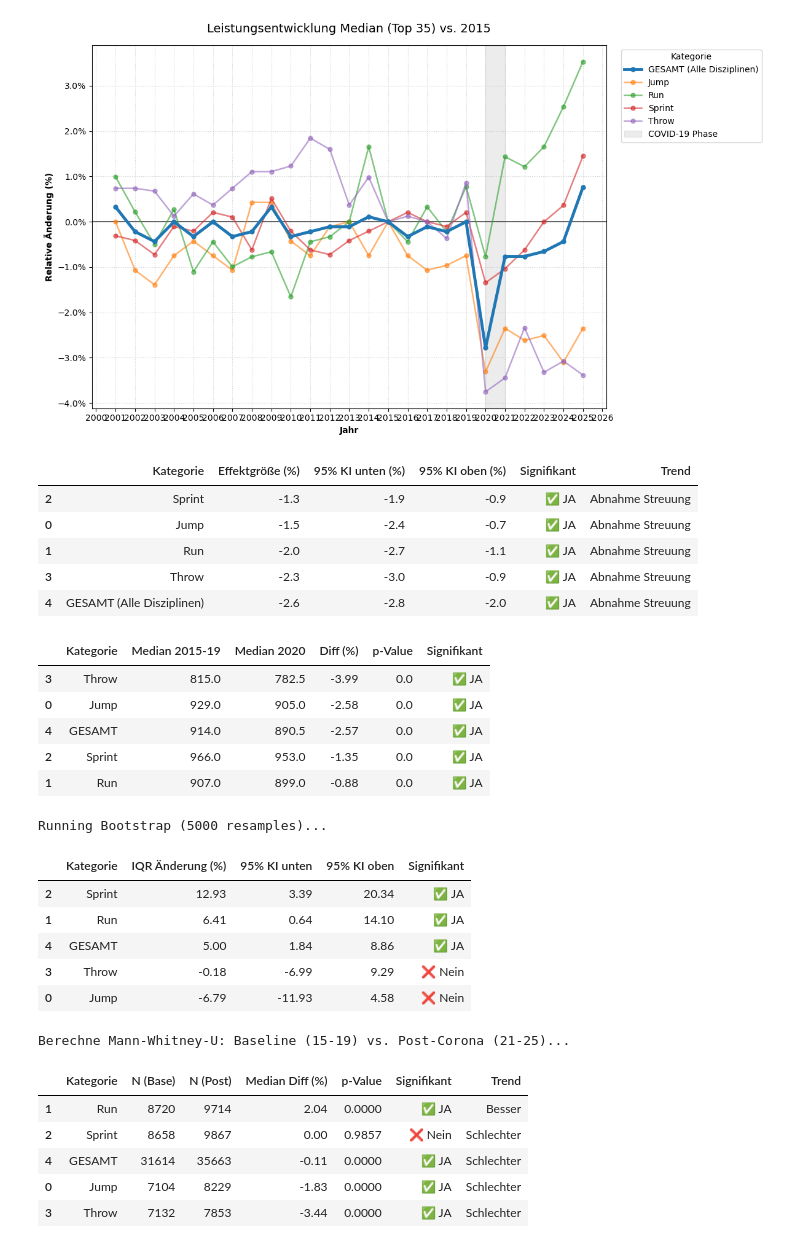
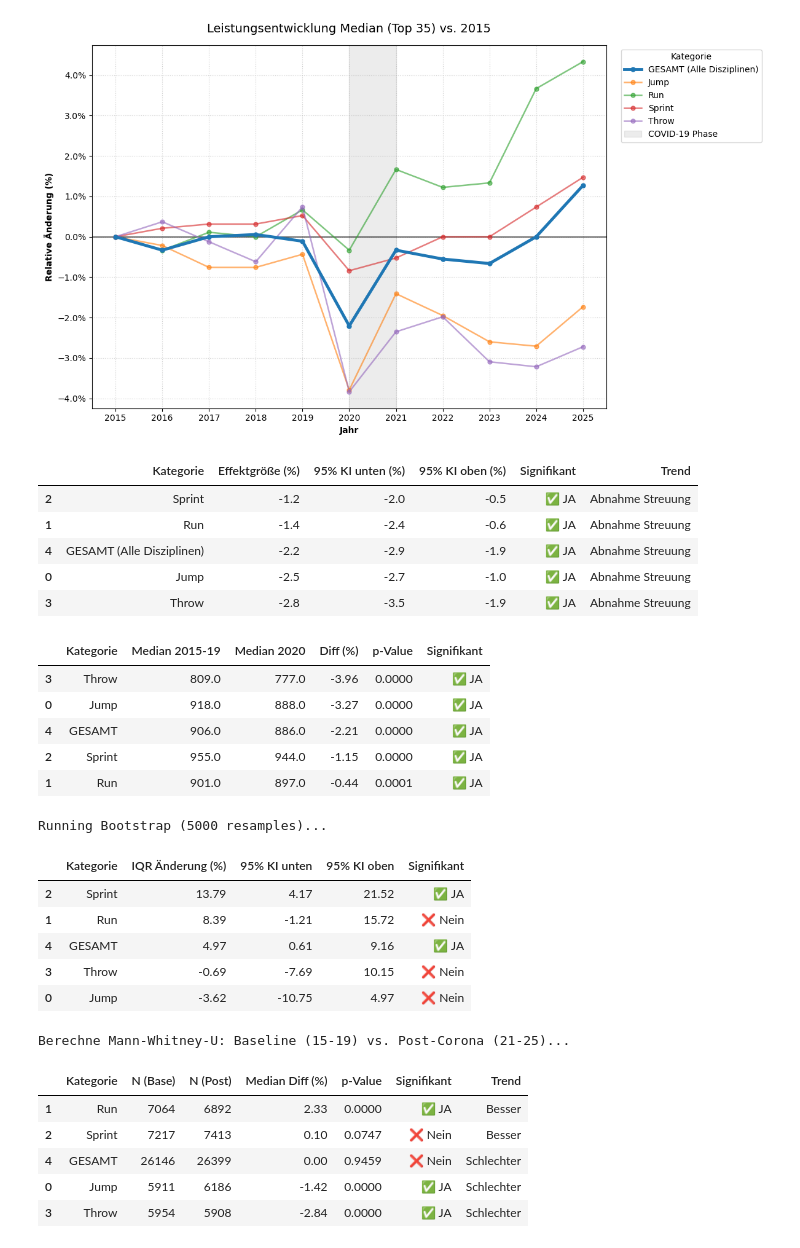
Before and after one commit to maxwernz/Data-Literacy, a Jupyter notebook: Luca/new_luca.ipynb, the cells around one changed output. Drawn from its saved outputs; the diff is of its cells as text; code cells hidden in the pictures.

Commit message:
Clear data and comments

```diff
--- a/Luca/new_luca.ipynb
+++ b/Luca/new_luca.ipynb
@@ -25,6 +25,14 @@ import numpy as np
 n_ = 35
 
 df = df[df['jahr'] >= 2015].copy()
+
+df['altersklasse'] = df['altersklasse'].replace({'Maenner': 'Adult', 'Frauen': 'Adult', '18': 'U18', '20': 'U20'})
+
+# Get Data for Analysis, top 35, exclude U23
+df = df.groupby(['jahr', 'altersklasse', 'geschlecht', 'disziplin']).filter(lambda x: x.name[1] != 'U23' and len(x) >= 35)
+
+df = df.sort_values(by='iaaf_score', ascending=False)
+df = df.groupby(['jahr', 'altersklasse', 'geschlecht', 'disziplin']).head(35)
 # --- 3. BERECHNUNG ---
 
 # 1. Mittelwert pro Disziplingruppe (Jump, Run, etc.)
@@ -62,34 +70,34 @@ for cat in sorted(final_stats['category'].unique()):
 
     is_gesamt = 'GESAMT' in cat
     lw = 3.5 if is_gesamt else 1.8
     alpha = 1.0 if is_gesamt else 0.6
 
     ax.plot(cat_data['jahr'], cat_data['rel_change_pct'],
             label=cat,
             linewidth=lw,
             alpha=alpha,
             zorder=10 if is_gesamt else 5,
             marker='o', markersize=5)
 
 # Styling
 ax.axhline(0, color='black', linewidth=1.2, alpha=0.7)
 ax.axvspan(2020, 2021, color='grey', alpha=0.15, label='COVID-19 Phase')
 
 ax.xaxis.set_major_locator(mtick.MultipleLocator(1))
 ax.yaxis.set_major_formatter(mtick.PercentFormatter())
 
 ax.set_title(f'Leistungsentwicklung Median (Top {n_}) vs. 2015', fontsize=14, pad=15)
 ax.set_ylabel('Relative Änderung (%)', fontweight='bold')
 ax.set_xlabel('Jahr', fontweight='bold')
 ax.grid(True, linestyle=':', alpha=0.6)
 
 # Legende
 ax.legend(title='Kategorie', loc='upper left', bbox_to_anchor=(1.02, 1))
 
 plt.tight_layout()
 plt.show()
 # %% [output]
-[figure, old version]
+[figure, new version]
 # %%
 import numpy as np
 import pandas as pd
@@ -146,11 +154,11 @@ df_effects = pd.DataFrame(bootstrap_effects)
 display(df_effects.sort_values('Effektgröße (%)', ascending=False))
 # %% [output]
 |  | Kategorie | Effektgröße (%) | 95% KI unten (%) | 95% KI oben (%) | Signifikant | Trend |
-| 2 | Sprint | -1.3 | -1.9 | -0.9 | ✅ JA | Abnahme Streuung |
-| 0 | Jump | -1.5 | -2.4 | -0.7 | ✅ JA | Abnahme Streuung |
-| 1 | Run | -2.0 | -2.7 | -1.1 | ✅ JA | Abnahme Streuung |
-| 3 | Throw | -2.3 | -3.0 | -0.9 | ✅ JA | Abnahme Streuung |
-| 4 | GESAMT (Alle Disziplinen) | -2.6 | -2.8 | -2.0 | ✅ JA | Abnahme Streuung |
+| 2 | Sprint | -1.2 | -2.0 | -0.5 | ✅ JA | Abnahme Streuung |
+| 1 | Run | -1.4 | -2.4 | -0.6 | ✅ JA | Abnahme Streuung |
+| 4 | GESAMT (Alle Disziplinen) | -2.2 | -2.9 | -1.9 | ✅ JA | Abnahme Streuung |
+| 0 | Jump | -2.5 | -2.7 | -1.0 | ✅ JA | Abnahme Streuung |
+| 3 | Throw | -2.8 | -3.5 | -1.9 | ✅ JA | Abnahme Streuung |
 # %%
 from scipy.stats import mannwhitneyu
 import numpy as np
@@ -194,11 +202,11 @@ df_final_test = pd.DataFrame(comparison_results)
 display(df_final_test.sort_values('Diff (%)'))
 # %% [output]
 |  | Kategorie | Median 2015-19 | Median 2020 | Diff (%) | p-Value | Signifikant |
-| 3 | Throw | 815.0 | 782.5 | -3.99 | 0.0 | ✅ JA |
-| 0 | Jump | 929.0 | 905.0 | -2.58 | 0.0 | ✅ JA |
-| 4 | GESAMT | 914.0 | 890.5 | -2.57 | 0.0 | ✅ JA |
-| 2 | Sprint | 966.0 | 953.0 | -1.35 | 0.0 | ✅ JA |
-| 1 | Run | 907.0 | 899.0 | -0.88 | 0.0 | ✅ JA |
+| 3 | Throw | 809.0 | 777.0 | -3.96 | 0.0000 | ✅ JA |
+| 0 | Jump | 918.0 | 888.0 | -3.27 | 0.0000 | ✅ JA |
+| 4 | GESAMT | 906.0 | 886.0 | -2.21 | 0.0000 | ✅ JA |
+| 2 | Sprint | 955.0 | 944.0 | -1.15 | 0.0000 | ✅ JA |
+| 1 | Run | 901.0 | 897.0 | -0.44 | 0.0001 | ✅ JA |
 # %%
 import numpy as np
 import pandas as pd
@@ -254,11 +262,11 @@ display(df_boot_iqr.sort_values('IQR Änderung (%)', ascending=False))
 # %% [output]
 Running Bootstrap (5000 resamples)...
 |  | Kategorie | IQR Änderung (%) | 95% KI unten | 95% KI oben | Signifikant |
-| 2 | Sprint | 12.93 | 3.39 | 20.34 | ✅ JA |
-| 1 | Run | 6.41 | 0.64 | 14.10 | ✅ JA |
-| 4 | GESAMT | 5.00 | 1.84 | 8.86 | ✅ JA |
-| 3 | Throw | -0.18 | -6.99 | 9.29 | ❌ Nein |
-| 0 | Jump | -6.79 | -11.93 | 4.58 | ❌ Nein |
+| 2 | Sprint | 13.79 | 4.17 | 21.52 | ✅ JA |
+| 1 | Run | 8.39 | -1.21 | 15.72 | ❌ Nein |
+| 4 | GESAMT | 4.97 | 0.61 | 9.16 | ✅ JA |
+| 3 | Throw | -0.69 | -7.69 | 10.15 | ❌ Nein |
+| 0 | Jump | -3.62 | -10.75 | 4.97 | ❌ Nein |
 # %%
 from scipy.stats import mannwhitneyu
 import numpy as np
@@ -305,11 +313,11 @@ display(df_mwu_post.sort_values('Median Diff (%)', ascending=False))
 # %% [output]
 Berechne Mann-Whitney-U: Baseline (15-19) vs. Post-Corona (21-25)...
 |  | Kategorie | N (Base) | N (Post) | Median Diff (%) | p-Value | Signifikant | Trend |
-| 1 | Run | 8720 | 9714 | 2.04 | 0.0000 | ✅ JA | Besser |
-| 2 | Sprint | 8658 | 9867 | 0.00 | 0.9857 | ❌ Nein | Schlechter |
-| 4 | GESAMT | 31614 | 35663 | -0.11 | 0.0000 | ✅ JA | Schlechter |
-| 0 | Jump | 7104 | 8229 | -1.83 | 0.0000 | ✅ JA | Schlechter |
-| 3 | Throw | 7132 | 7853 | -3.44 | 0.0000 | ✅ JA | Schlechter |
+| 1 | Run | 7064 | 6892 | 2.33 | 0.0000 | ✅ JA | Besser |
+| 2 | Sprint | 7217 | 7413 | 0.10 | 0.0747 | ❌ Nein | Besser |
+| 4 | GESAMT | 26146 | 26399 | 0.00 | 0.9459 | ❌ Nein | Schlechter |
+| 0 | Jump | 5911 | 6186 | -1.42 | 0.0000 | ✅ JA | Schlechter |
+| 3 | Throw | 5954 | 5908 | -2.84 | 0.0000 | ✅ JA | Schlechter |
 # %%
 # 1. Daten vorbereiten: Baseline vs. Erholungsphase
 df_base = df_recent[(df_recent['jahr'] >= 2015) & (df_recent['jahr'] <= 2019)]
```
Also changed, not shown: parts of 1 cell of this notebook, 1 other file.
